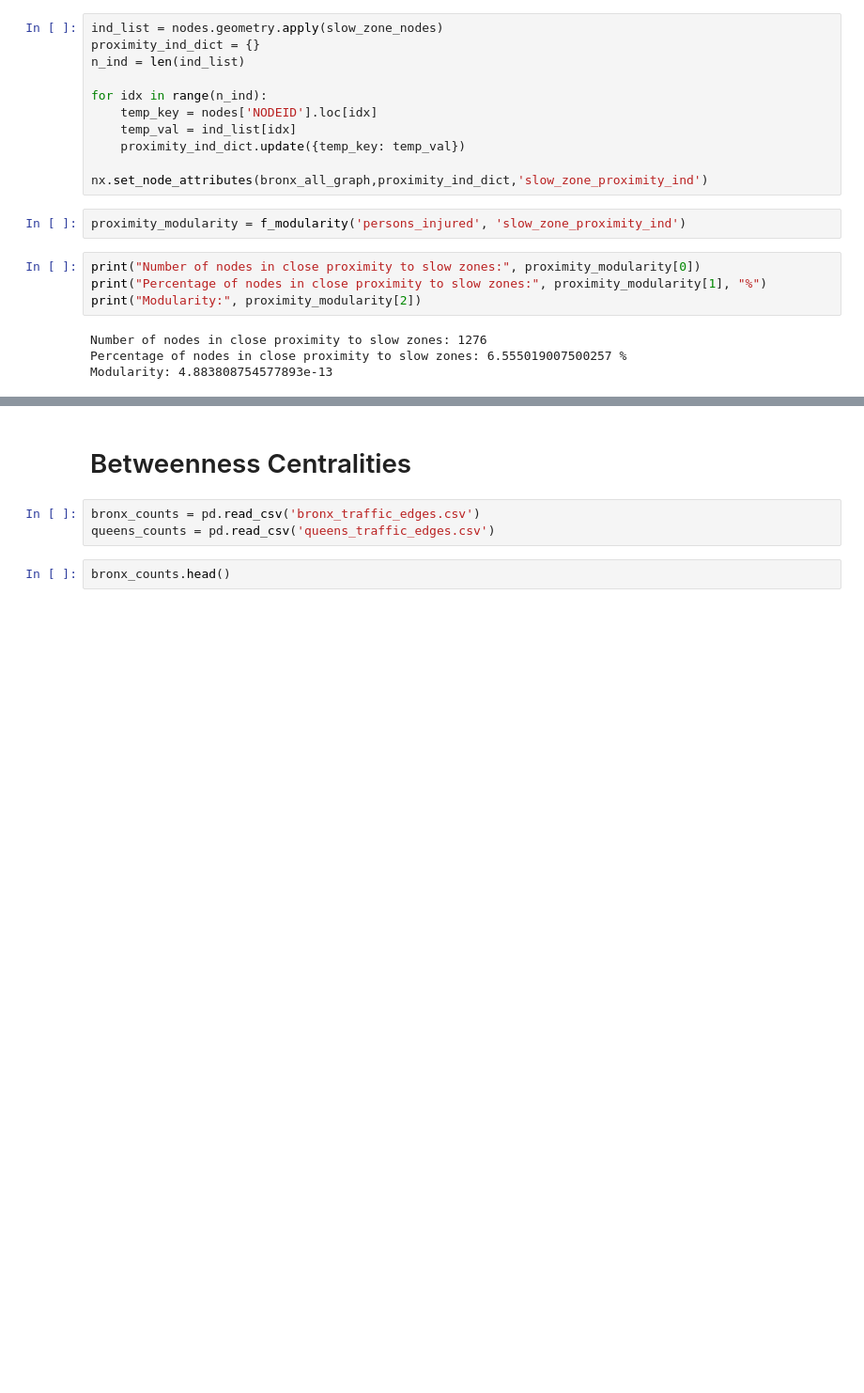
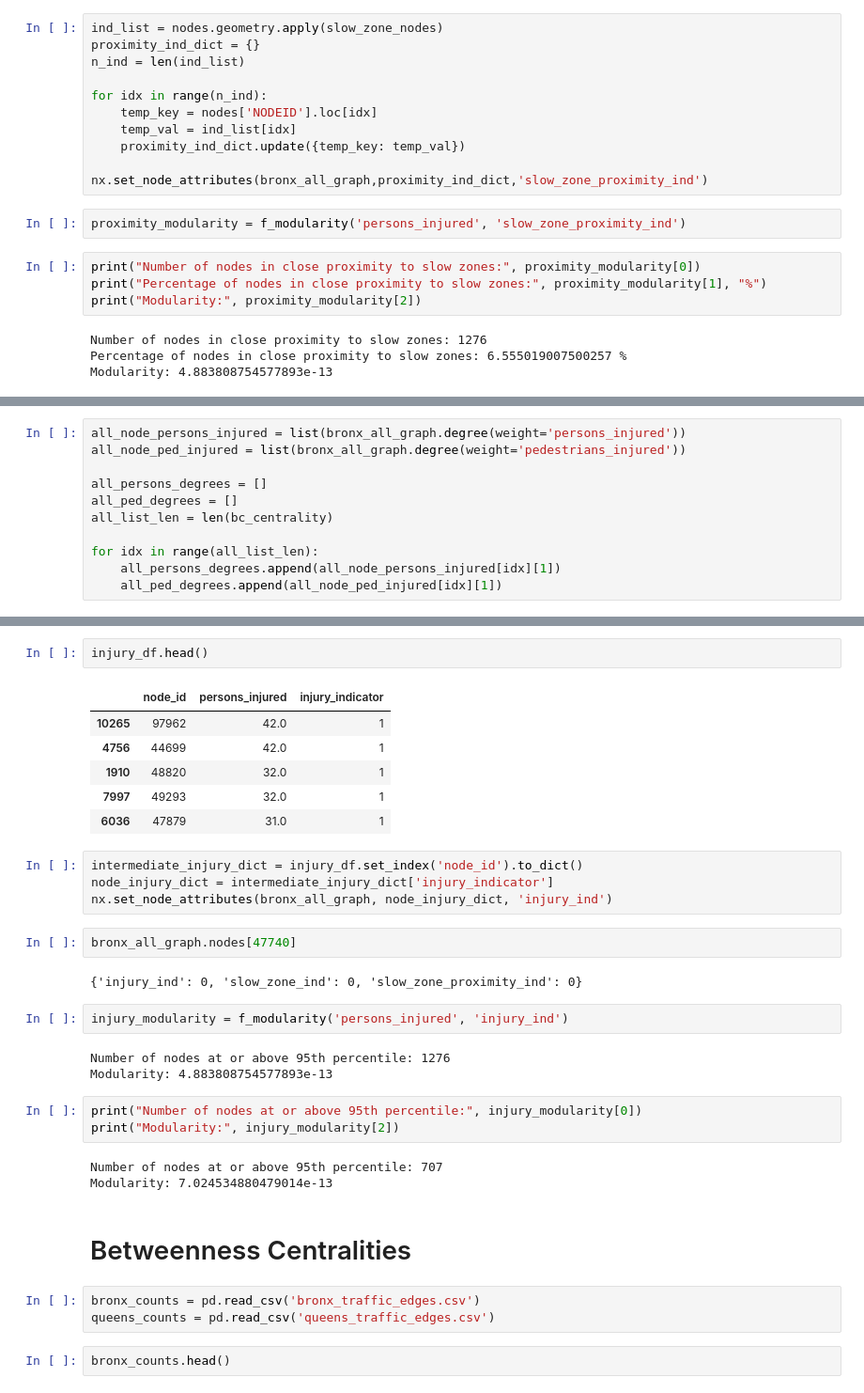
Before and after one commit to galowich/cee345, a Jupyter notebook: network_analysis.ipynb, the cells around one changed output, grey strips where cells are left out. Shown at 94% size. Drawn from its saved outputs; the diff is of its cells as text; blank space fills up the shorter version.

```diff
--- a/network_analysis.ipynb
+++ b/network_analysis.ipynb
@@ -131,0 +133,11 @@ Modularity: 4.883808754577893e-13
+# %%
+all_node_persons_injured = list(bronx_all_graph.degree(weight='persons_injured'))
+all_node_ped_injured = list(bronx_all_graph.degree(weight='pedestrians_injured'))
+
+all_persons_degrees = []
+all_ped_degrees = []
+all_list_len = len(bc_centrality)
+
+for idx in range(all_list_len):
+    all_persons_degrees.append(all_node_persons_injured[idx][1])
+    all_ped_degrees.append(all_node_ped_injured[idx][1])
@@ -132,3 +155,31 @@ Modularity: 4.883808754577893e-13
+# %%
+injury_df.head()
+# %% [output]
+|  | node_id | persons_injured | injury_indicator |
+| 10265 | 97962 | 42.0 | 1 |
+| 4756 | 44699 | 42.0 | 1 |
+| 1910 | 48820 | 32.0 | 1 |
+| 7997 | 49293 | 32.0 | 1 |
+| 6036 | 47879 | 31.0 | 1 |
+# %%
+intermediate_injury_dict = injury_df.set_index('node_id').to_dict()
+node_injury_dict = intermediate_injury_dict['injury_indicator']
+nx.set_node_attributes(bronx_all_graph, node_injury_dict, 'injury_ind')
+# %%
+bronx_all_graph.nodes[47740]
+# %% [output]
+{'injury_ind': 0, 'slow_zone_ind': 0, 'slow_zone_proximity_ind': 0}
+# %%
+injury_modularity = f_modularity('persons_injured', 'injury_ind')
+# %% [output]
+Number of nodes at or above 95th percentile: 1276
+Modularity: 4.883808754577893e-13
+# %%
+print("Number of nodes at or above 95th percentile:", injury_modularity[0])
+print("Modularity:", injury_modularity[2])
+# %% [output]
+Number of nodes at or above 95th percentile: 707
+Modularity: 7.024534880479014e-13
 # %% [markdown]
 # Betweenness Centralities
 # %%
```
Also changed, not shown: parts of 23 cells of this notebook, 11 other files.
